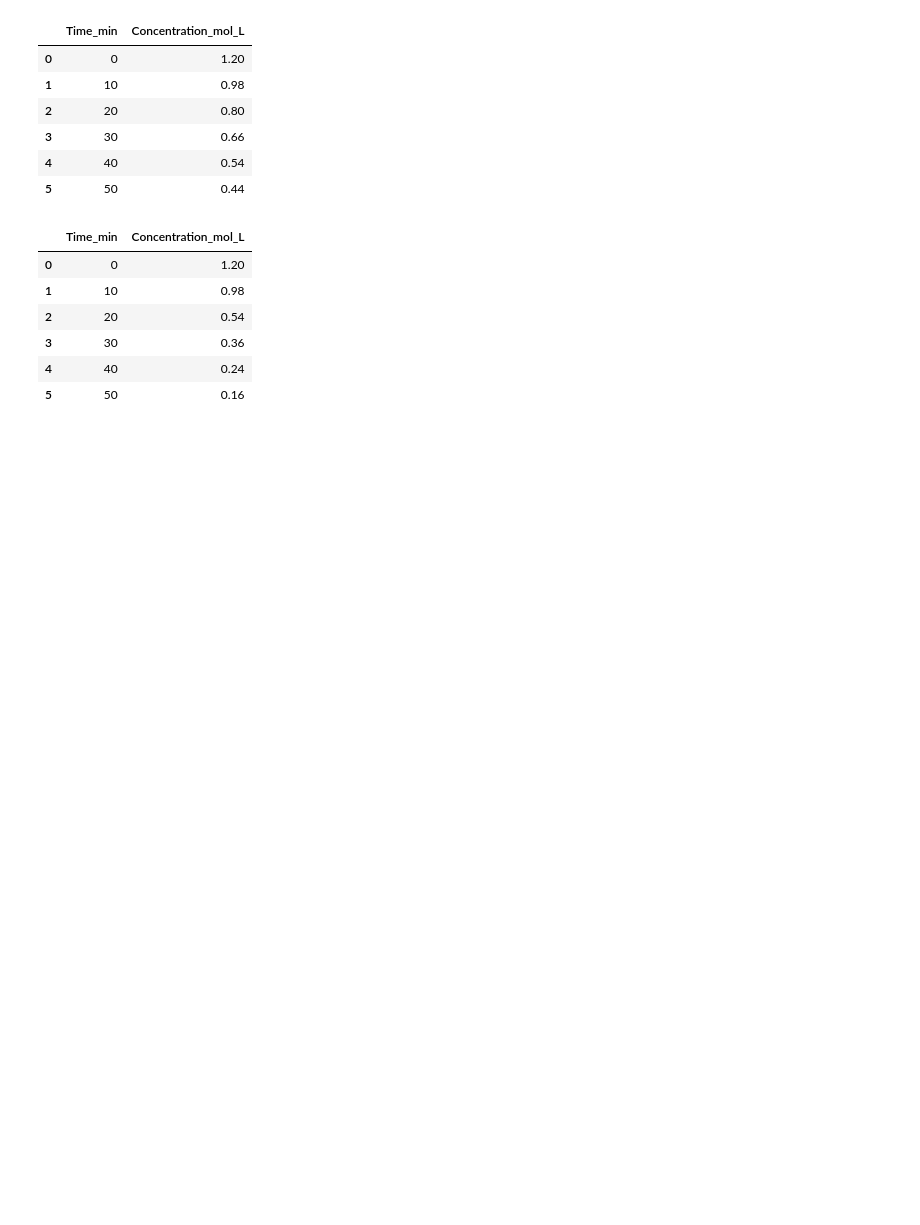
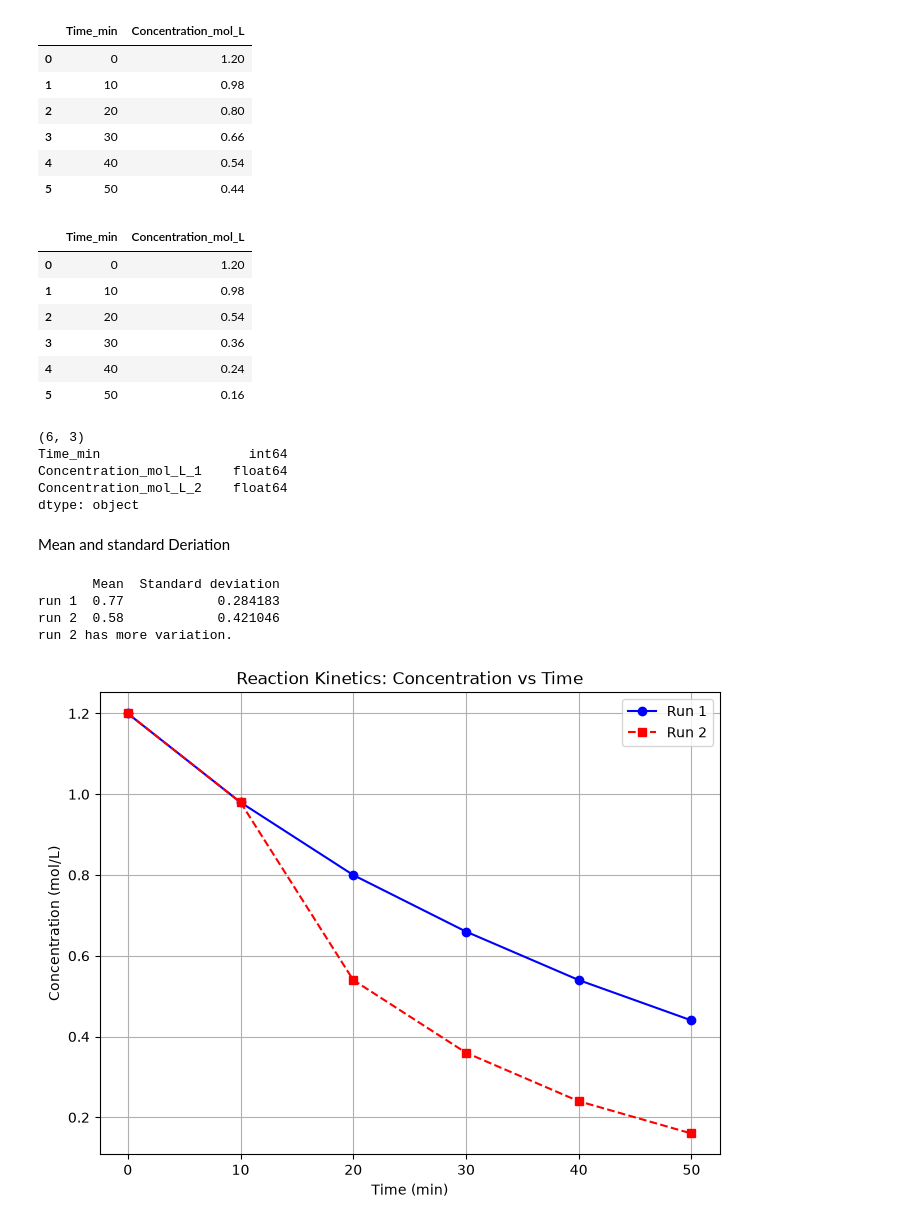
Before and after one commit to Chinmay29-12/CP_Practical, a Jupyter notebook: 20251001030_setB.ipynb, the cells around one changed output. Drawn from its saved outputs; the diff is of its cells as text; code cells hidden in the pictures; blank space fills up the shorter version.

Commit message:
Update reaction_kinetics_two_runplot.png with new visualization data

```diff
--- a/20251001030_setB.ipynb
+++ b/20251001030_setB.ipynb
@@ -186,3 +225,49 @@ combined_df
 
 combined_df.to_csv("kinetics.csv", index=False)
 combined_df.to_json("kinetics.json", orient="records")
+# %%
+pd.read_csv("kinetics.csv")
+print(pd.read_csv("kinetics.csv").shape)
+print(pd.read_csv("kinetics.csv").dtypes)
+# %% [output]
+(6, 3)
+Time_min                   int64
+Concentration_mol_L_1    float64
+Concentration_mol_L_2    float64
+dtype: object
+# %% [markdown]
+Mean and standard Deriation
+# %%
+summary = pd.DataFrame({
+    "Mean": [
+        kinetics_and_gas_df_1["Concentration_mol_L"].mean(),
+        kinetics_and_gas_df_2["Concentration_mol_L"].mean()
+    ],
+    "Standard deviation": [
+        kinetics_and_gas_df_1["Concentration_mol_L"].std(),
+        kinetics_and_gas_df_2["Concentration_mol_L"].std()
+    ]
+}, index=["run 1", "run 2"])
+
+print(summary)
+
+more_variable = summary["Standard deviation"].idxmax()
+print(f"{more_variable} has more variation.")
+# %% [output]
+       Mean  Standard deviation
+run 1  0.77            0.284183
+run 2  0.58            0.421046
+run 2 has more variation.
+# %%
+import matplotlib.pyplot as plt
+plt.figure(figsize=(8, 6))
+plt.plot(kinetics_and_gas_df_1['Time_min'], kinetics_and_gas_df_1['Concentration_mol_L'], marker='o', linestyle='-', color='b')
+plt.plot(kinetics_and_gas_df_2['Time_min'], kinetics_and_gas_df_2['Concentration_mol_L'], marker='s', linestyle='--', color='r')
+plt.title('Reaction Kinetics: Concentration vs Time')
+plt.xlabel('Time (min)')
+plt.ylabel('Concentration (mol/L)')
+plt.legend(['Run 1', 'Run 2'])
+plt.grid()
+plt.savefig('reaction_kinetics_two_runplot.png')
+# %% [output]
+[figure, added]
```
Also changed, not shown: parts of 8 cells of this notebook, 1 other file.
